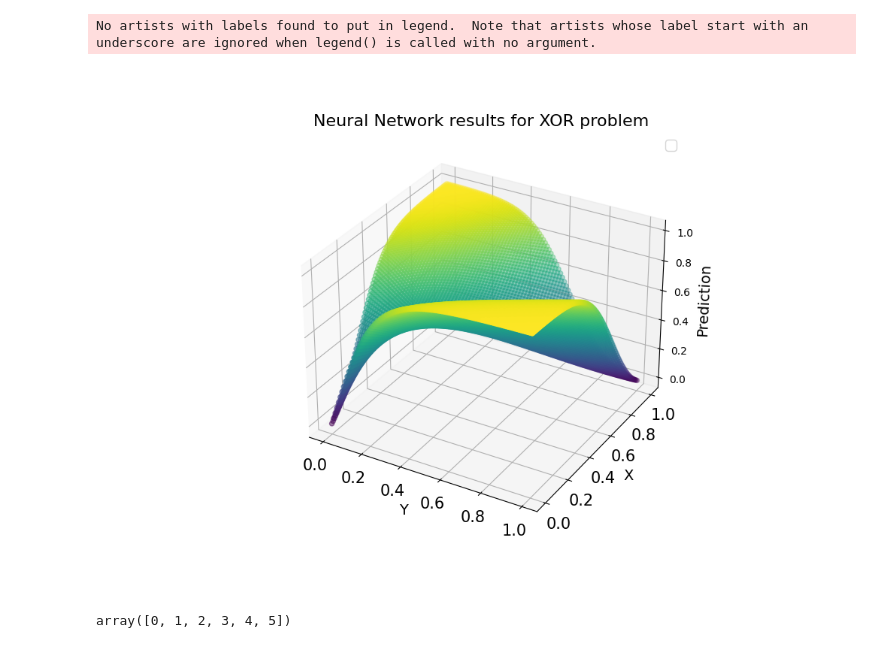
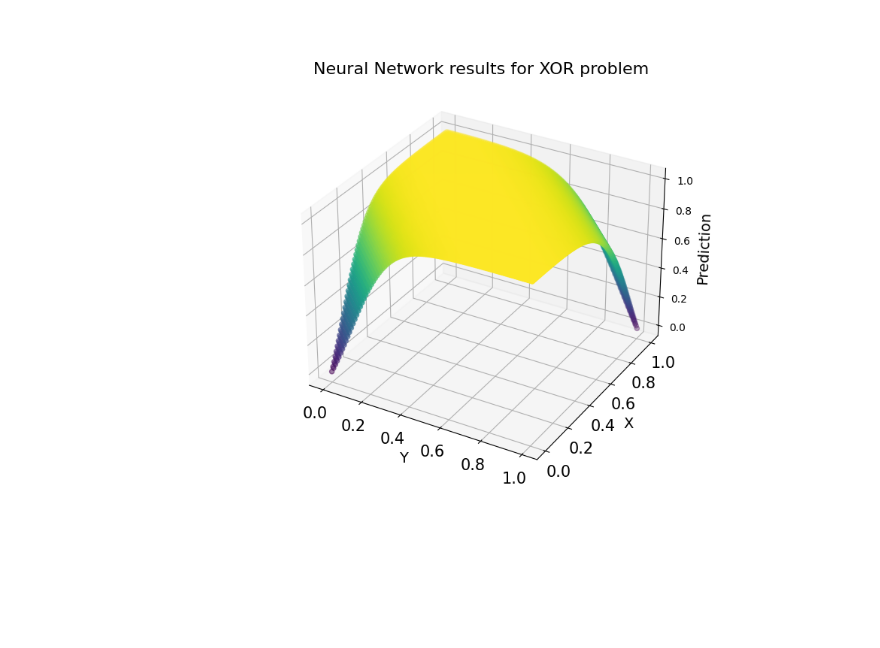
Before and after one commit to VictorFariaDeSa/MachineLearning_Pratice, a Jupyter notebook: NeuralNetworks/XOR.ipynb, the cells around one changed output. Saved outputs shown, nothing was run; the diff lists cells and outputs as text; code cells hidden in the pictures; blank space fills up the shorter version.

```diff
--- a/NeuralNetworks/XOR.ipynb
+++ b/NeuralNetworks/XOR.ipynb
@@ -105,42 +105,31 @@ for e in range(epochs):
 # %%
 %matplotlib widget
-v_x = np.linspace(0,1,100)
-v_y = np.linspace(0,1,100)
-entriesx = np.zeros(100*100)
-entriesy = np.zeros(100*100)
-entries = np.empty(100*100, dtype=object)
 
-results = np.zeros(100*100)
+nPoints = 100
 
-for i_x,x in enumerate(v_x):
-    for i_y,y in  enumerate(v_y):
-        entriesx[i_x*100+i_y] = x
-        entriesy[i_x*100+i_y] = y
-        entries[i_x*100+i_y] = [[x],[y]]
+xGrid, yGrid = np.meshgrid(np.linspace(0,1,nPoints), np.linspace(0,1,nPoints))
+matriz = np.zeros((nPoints,nPoints))
 
+for i_x in range(nPoints):
+    for i_y in  range(nPoints):
+        output = [[xGrid[i_x][i_y]],[yGrid[i_x][i_y]]]
+        for layer in network:
+            output = layer.foward(output)
+        matriz[i_x][i_y] = output
 
-for i,entrie in enumerate(entries):
-    output = entrie
-    for layer in network:
-        output = layer.foward(output)
-    results[i] = output
+x_flat = xGrid.flatten()
+y_flat = yGrid.flatten()
+z_flat = matriz.flatten()
 
 
 fig = plt.figure(figsize=(10, 7))
 ax = fig.add_subplot(111, projection='3d')
-sc = ax.scatter(entriesx, entriesy, results, c=results, cmap='viridis')
+sc = ax.scatter(x_flat, y_flat, z_flat, c=z_flat, cmap='viridis')
 ax.set_title('Neural Network results for XOR problem', fontsize=16)
-plt.legend(fontsize = 14)
 ax.set_ylabel('X', fontsize=14)
 ax.set_xlabel('Y', fontsize=14)
 ax.set_zlabel("Prediction",fontsize=14)
-ax.grid(True, which='both', linestyle='--', linewidth=1, alpha=0.7)
 ax.tick_params(axis='y', labelsize=15)
 ax.tick_params(axis='x', labelsize=15)
 # %% [output]
-No artists with labels found to put in legend.  Note that artists whose label start with an underscore are ignored when legend() is called with no argument.
-[figure, old version]
+[figure, new version]
-# %%
-np.arange(6).reshape(2,3).reshape(6)
-# %% [output]
-array([0, 1, 2, 3, 4, 5])
```
Also changed, not shown: parts of 1 cell of this notebook, 5 other files.
